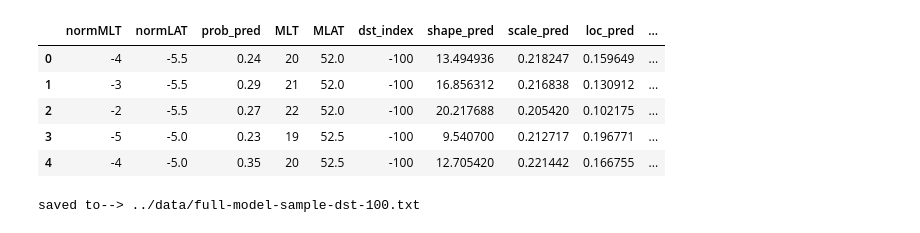
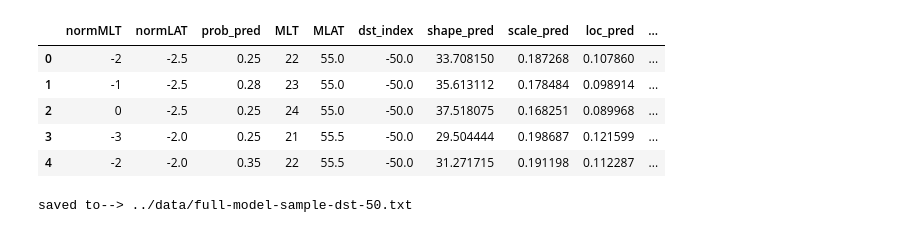
Before and after one commit to bharatreddy/vel-analys, a Jupyter notebook: ipy/build_model.ipynb, the cells around one changed output. Cells and saved outputs as stored; diff of their text form; code cells hidden in the pictures.

```diff
--- a/ipy/build_model.ipynb
+++ b/ipy/build_model.ipynb
@@ -17,7 +17,7 @@ from matplotlib import rcParams
 probCutOff = 0.2
 modelVelScale = [ 0., 2000. ]
 velsNormArr = numpy.arange(0.,2100.,100.) / max( modelVelScale )
-dstVal = -100.
+dstVal = -50.
 # %%
 # SAPS Prob Pred Func
 def saps_prob_pred_func(MLAT, normMLT, dst):
@@ -160,40 +160,42 @@ sapsPredDF["prob_pred"] = saps_prob_pred_func( sapsPredDF["MLAT"],\
                                 sapsPredDF["normMLT"], sapsPredDF["dst_index"] )
 # Only keep those values whose Dst is gt 0.2
 sapsPredDF = sapsPredDF[ sapsPredDF["prob_pred"] > 0.2 ].reset_index(drop=True)
 
 # Now calculate the vel azim
 sapsPredDF["azim_pred"] = saps_velAzim_pred_func( sapsPredDF["normMLT"], sapsPredDF["dst_index"] )
 
 
 # Calculate vel mean magn now!
 # We'll calculate scale, loc and shape
 # Scale
 sapsPredDF["scale_pred"] = saps_vm_scale_pred_func( sapsPredDF["normMLT"],\
                                         sapsPredDF["MLAT"], sapsPredDF["dst_index"] )
 # loc
 sapsPredDF["shape_pred"] = saps_vm_shape_pred_func( sapsPredDF["normMLT"],\
                                         sapsPredDF["MLAT"], sapsPredDF["dst_index"] )
 # Shape
 sapsPredDF["loc_pred"] = saps_vm_loc_pred_func( sapsPredDF["normMLT"],\
                                         sapsPredDF["MLAT"], sapsPredDF["dst_index"] )
 # Finally get to the velocities
 sapsPredDF["mean_vel_pred"] = saps_velMagn_mean_pred_func( sapsPredDF["scale_pred"],\
                                         sapsPredDF["shape_pred"], sapsPredDF["loc_pred"] )
 # Round off all values to 2 decimal places!
 sapsPredDF["prob_pred"] = sapsPredDF["prob_pred"].round(decimals=2)
 sapsPredDF["mean_vel_pred"] = sapsPredDF["mean_vel_pred"].round(decimals=2)
 sapsPredDF["azim_pred"] = sapsPredDF["azim_pred"].round(decimals=2)
 # sapsPredDF.round
-# Consider only those velocities whose magn are greater than 200 m/s
-# sapsPredDF = sapsPredDF[ sapsPredDF["mean_vel_pred"] > 200.].reset_index(drop=True)
+# Consider only those velocities whose magn are greater than 100 m/s
+# The shape pred should always be positive
+sapsPredDF = sapsPredDF[ sapsPredDF["shape_pred"] > 0.].reset_index(drop=True)
+# sapsPredDF = sapsPredDF[ sapsPredDF["mean_vel_pred"] > 100.].reset_index(drop=True)
 sapsPredDF.head()
 # %% [output]
 |  | normMLT | normLAT | prob_pred | MLT | MLAT | dst_index | shape_pred | scale_pred | loc_pred | ... |
-| 0 | -4 | -5.5 | 0.24 | 20 | 52.0 | -100 | 13.494936 | 0.218247 | 0.159649 | ... |
-| 1 | -3 | -5.5 | 0.29 | 21 | 52.0 | -100 | 16.856312 | 0.216838 | 0.130912 | ... |
-| 2 | -2 | -5.5 | 0.27 | 22 | 52.0 | -100 | 20.217688 | 0.205420 | 0.102175 | ... |
-| 3 | -5 | -5.0 | 0.23 | 19 | 52.5 | -100 | 9.540700 | 0.212717 | 0.196771 | ... |
-| 4 | -4 | -5.0 | 0.35 | 20 | 52.5 | -100 | 12.705420 | 0.221442 | 0.166755 | ... |
+| 0 | -2 | -2.5 | 0.25 | 22 | 55.0 | -50.0 | 33.708150 | 0.187268 | 0.107860 | ... |
+| 1 | -1 | -2.5 | 0.28 | 23 | 55.0 | -50.0 | 35.613112 | 0.178484 | 0.098914 | ... |
+| 2 | 0 | -2.5 | 0.25 | 24 | 55.0 | -50.0 | 37.518075 | 0.168251 | 0.089968 | ... |
+| 3 | -3 | -2.0 | 0.25 | 21 | 55.5 | -50.0 | 29.504444 | 0.198687 | 0.121599 | ... |
+| 4 | -2 | -2.0 | 0.35 | 22 | 55.5 | -50.0 | 31.271715 | 0.191198 | 0.112287 | ... |
 # %%
 # Write the DF to a csv for plotting purposes
 outCols = ["MLT", "MLAT", "prob_pred", "dst_index", "mean_vel_pred", "azim_pred"]
@@ -201,5 +203,5 @@ outFileName = "../data/full-model-sample-dst" + str(int(dstVal)) + ".txt"
 sapsPredDF.to_csv(outFileName, columns = outCols, sep=' ', index=False, header=None)
 print "saved to-->", outFileName
 # %% [output]
-saved to--> ../data/full-model-sample-dst-100.txt
+saved to--> ../data/full-model-sample-dst-50.txt
 # %%
```
Also changed, not shown: parts of 3 cells of this notebook, 32 other files.
